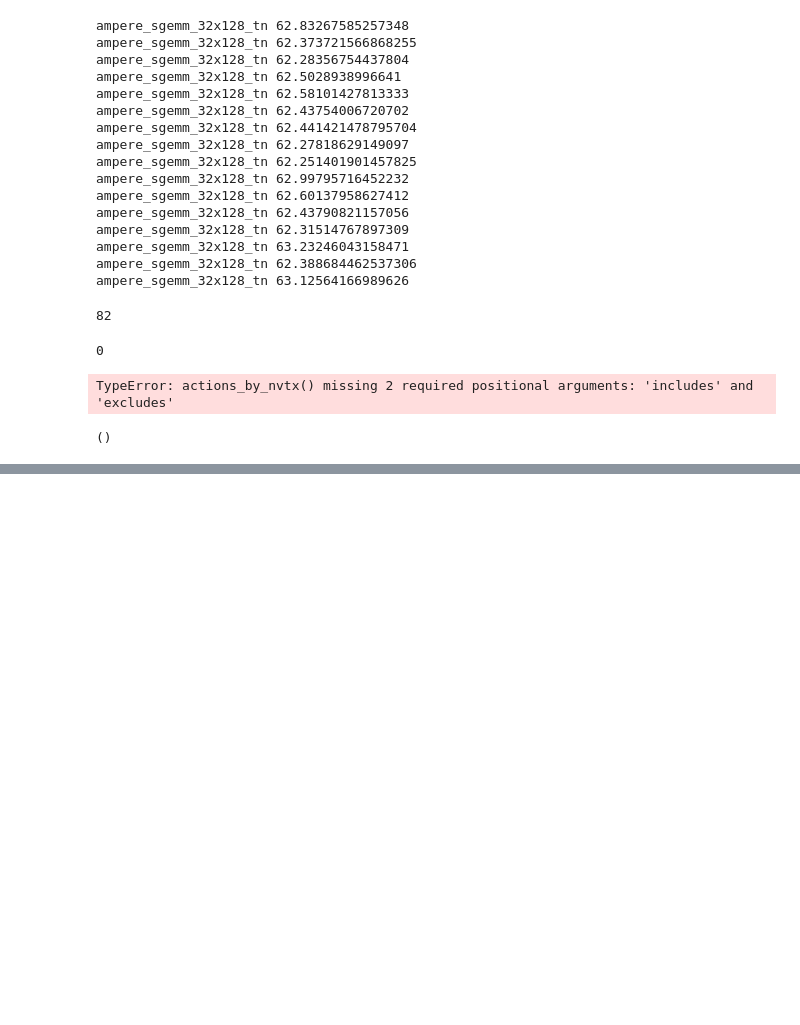
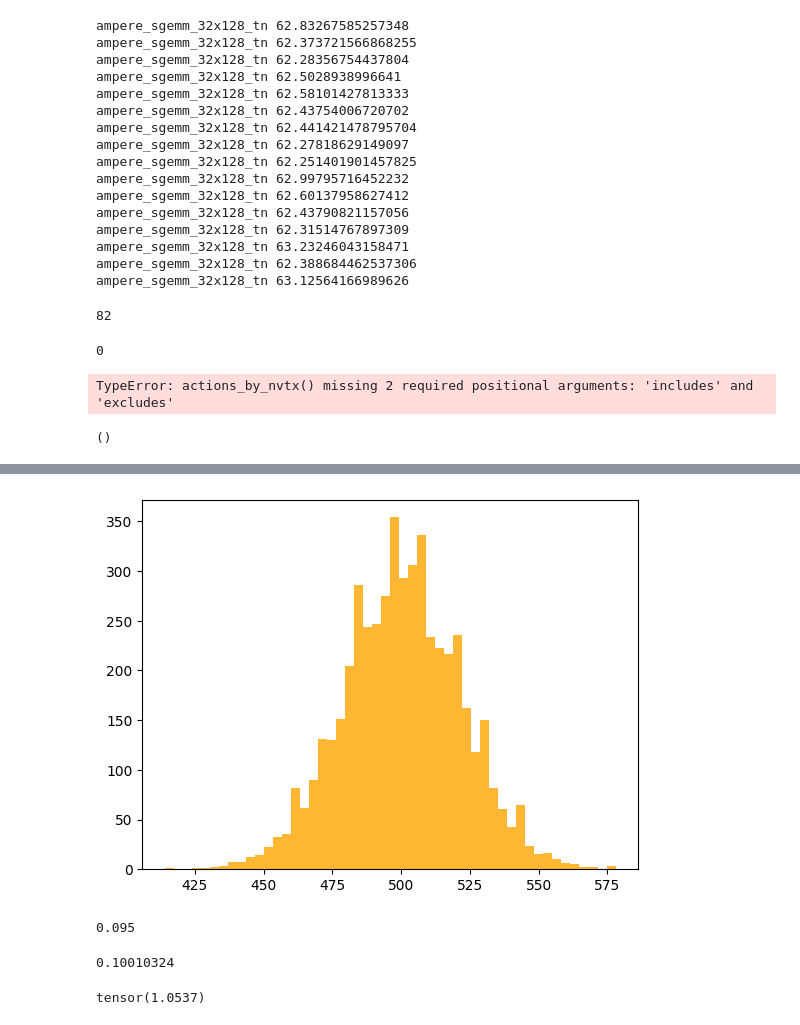
Before and after one commit to eneserdo/GCN-CUDA-Characterization, a Jupyter notebook: report.ipynb, the cells around one changed output, grey strips where cells are left out. Saved outputs shown, nothing was run; the diff lists cells and outputs as text; code cells hidden in the pictures; blank space fills up the shorter version.

```diff
--- a/report.ipynb
+++ b/report.ipynb
@@ -120,0 +259,17 @@ current_range.actions_by_nvtx(["BottomRange/Linear/TopRange"], [])
+# %%
+plt.hist(degrees, 50, label="Random Graph", color="orange", alpha=0.8)
+plt.show()
+# %% [output]
+[figure, added]
+# %%
+data2.edge_index.shape[1]/(data2.x.shape[0]**2)
+# %% [output]
+0.095
+# %%
+data1.edge_index.shape[1]/(data1.x.shape[0]**2)
+# %% [output]
+0.10010324
+# %%
+torch.sum(degrees)/torch.sum(degrees2)
+# %% [output]
+tensor(1.0537)
```
Also changed, not shown: parts of 13 cells of this notebook, 3 other files.
